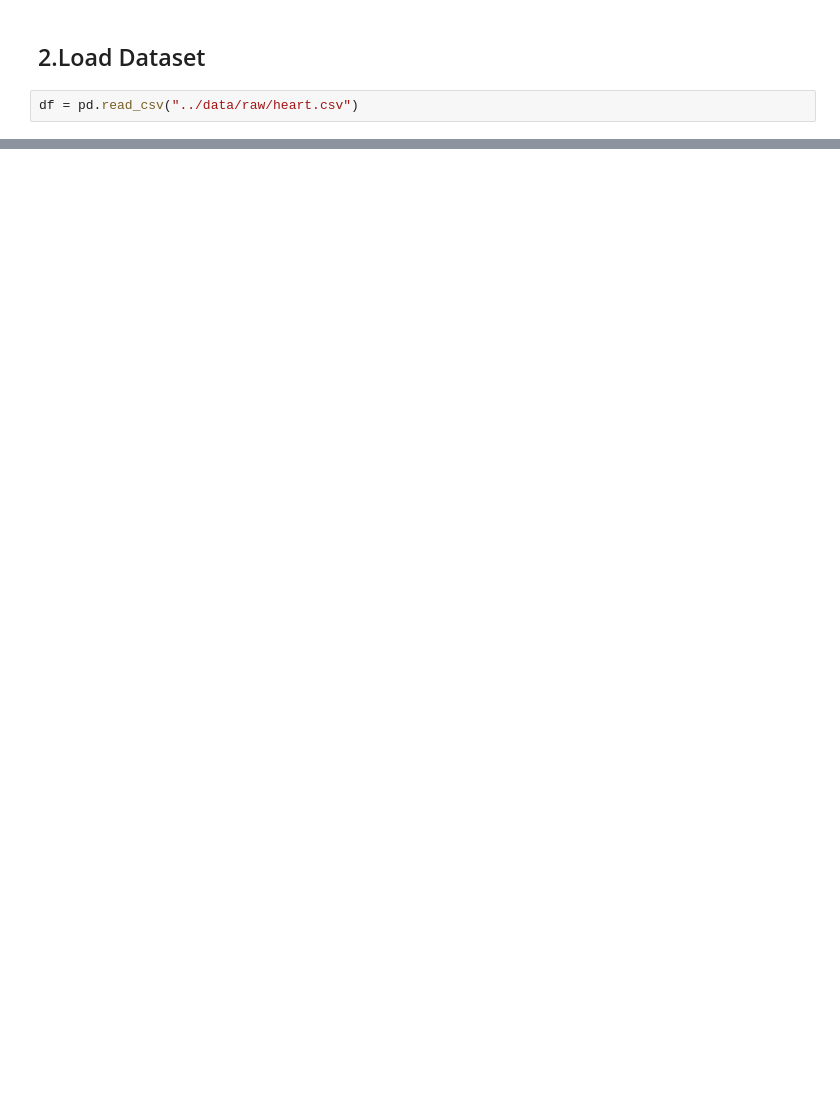
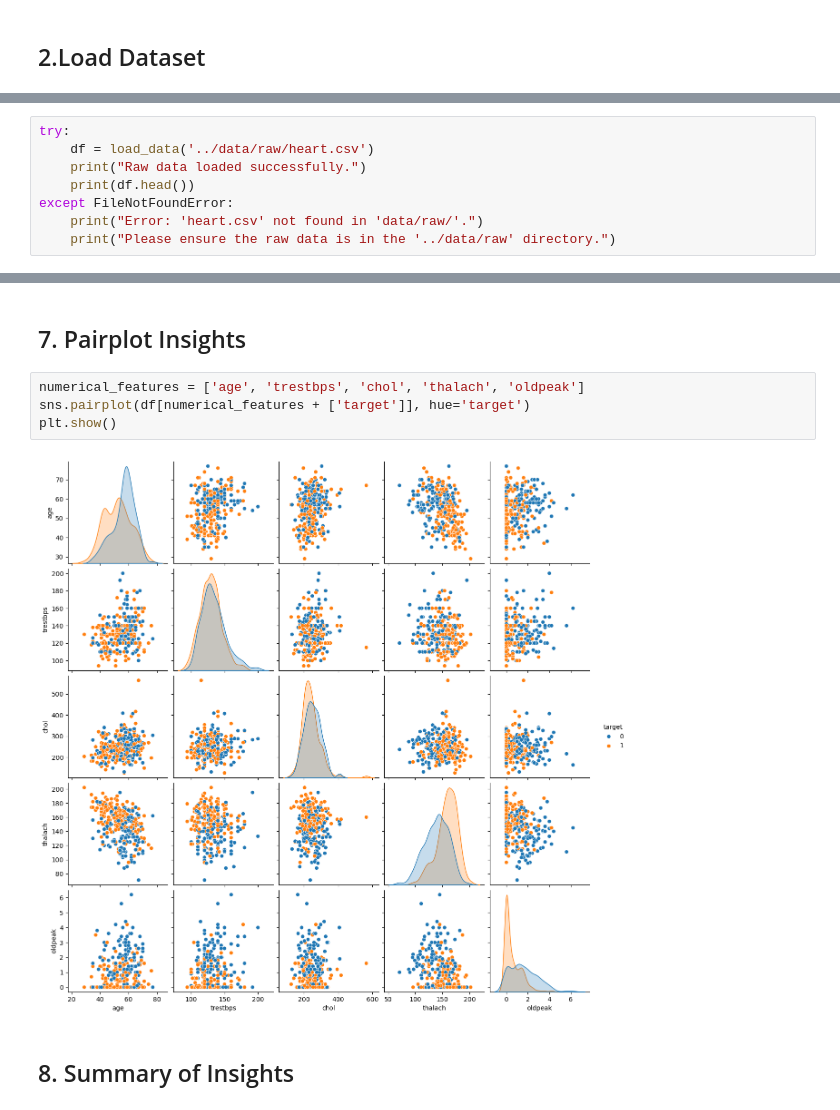
Before and after one commit to prajal005/heart-disease-prediction, a Jupyter notebook: notebooks/data_exploration.ipynb, the cells around one changed output, grey strips where cells are left out. Drawn from its saved outputs; the diff is of its cells as text; blank space fills up the shorter version.

```diff
--- a/notebooks/data_exploration.ipynb
+++ b/notebooks/data_exploration.ipynb
@@ -8,4 +21,2 @@ import seaborn as sns
 # %% [markdown]
 ## 2.Load Dataset
-# %%
-df = pd.read_csv("../data/raw/heart.csv")
@@ -167,0 +23,8 @@ for col in categorical_cols:
+# %%
+try:
+    df = load_data('../data/raw/heart.csv')
+    print("Raw data loaded successfully.")
+    print(df.head())
+except FileNotFoundError:
+    print("Error: 'heart.csv' not found in 'data/raw/'.")
+    print("Please ensure the raw data is in the '../data/raw' directory.")
@@ -167,0 +148,10 @@ for col in categorical_cols:
+# %% [markdown]
+## 7. Pairplot Insights
+# %%
+numerical_features = ['age', 'trestbps', 'chol', 'thalach', 'oldpeak']
+sns.pairplot(df[numerical_features + ['target']], hue='target')
+plt.show()
+# %% [output]
+[figure, added]
+# %% [markdown]
+## 8. Summary of Insights
```
Also changed, not shown: parts of 37 cells of this notebook.
